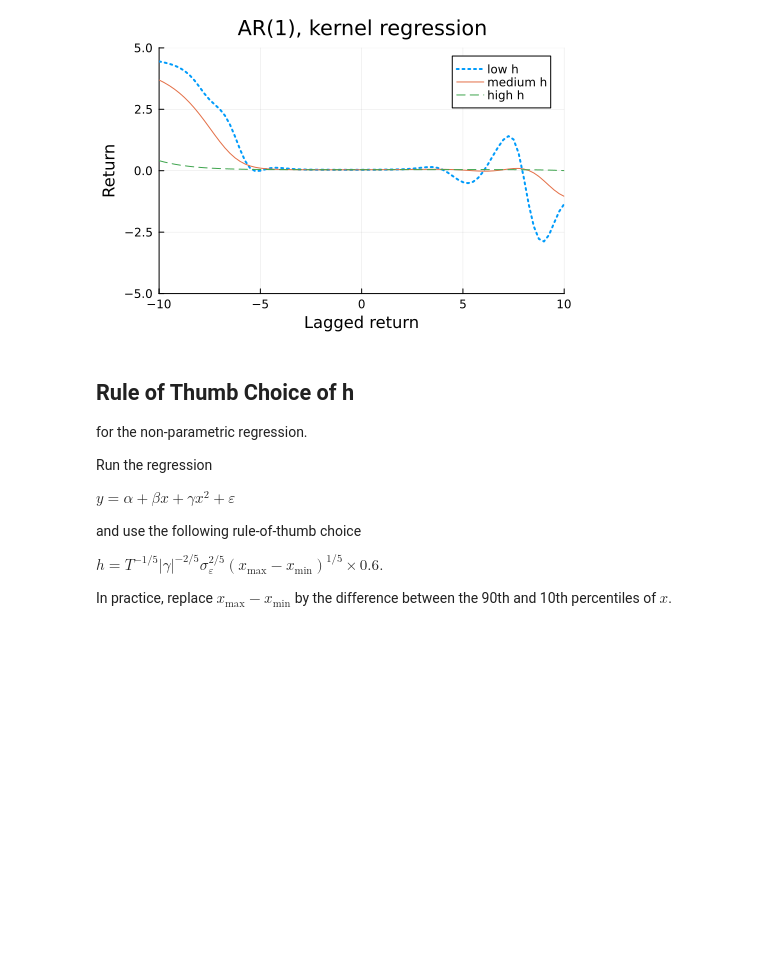
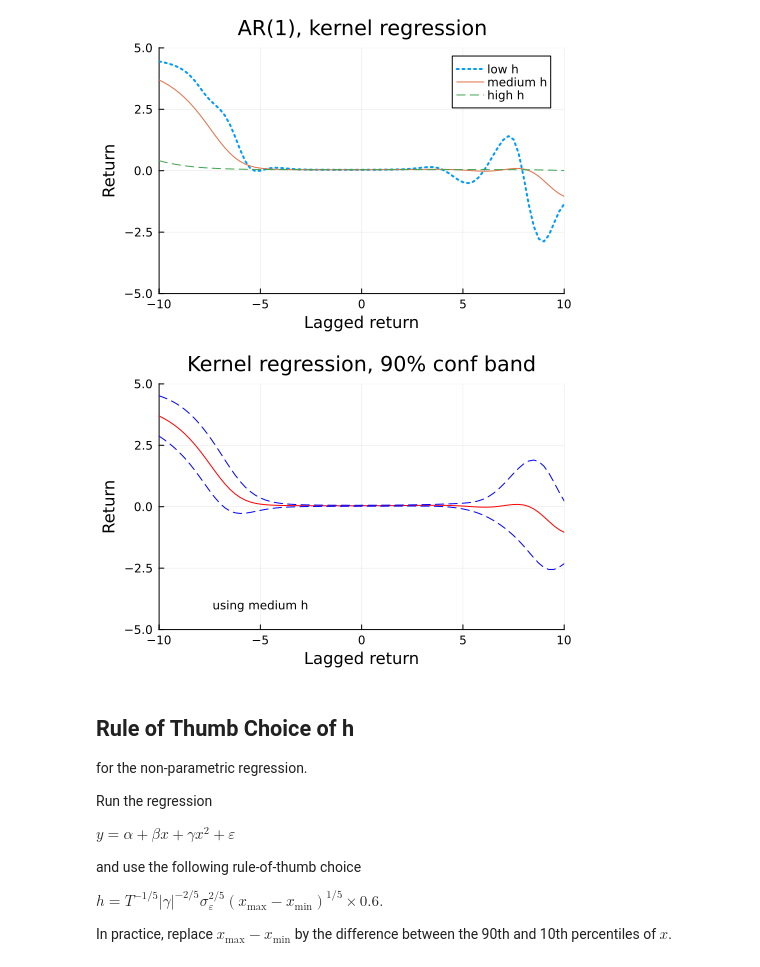
Before and after one commit to PaulSoderlind/FinancialEconometrics, a Jupyter notebook: Ch22_KernelRegression.ipynb, the cells around one changed output. Saved outputs shown, nothing was run; the diff lists cells and outputs as text; code cells hidden in the pictures; blank space fills up the shorter version.

```diff
--- a/Ch22_KernelRegression.ipynb
+++ b/Ch22_KernelRegression.ipynb
@@ -141,9 +175,10 @@ KernRegFn
 # %%
 xGrid = -10:0.25:10                          #x values to estimate b(x) at
 h     = 1.5
-bHat    = KernRegFn(y,x,xGrid,h)             #baseline choice of h
-bHatHih = KernRegFn(y,x,xGrid,h*2)           #high h
-bHatLoh = KernRegFn(y,x,xGrid,h*0.5);        #low h
+
+(bHat,StdbHat) = KernRegFn(y,x,xGrid,h)             #baseline choice of h
+bHatHih,       = KernRegFn(y,x,xGrid,h*2)           #high h
+bHatLoh,       = KernRegFn(y,x,xGrid,h*0.5);        #low h
 # %%
 p1 = plot( xGrid,[bHatLoh bHat bHatHih],
            linestyle = [:dot :solid :dash],
@@ -157,6 +192,20 @@ p1 = plot( xGrid,[bHatLoh bHat bHatHih],
 display(p1)
 # %% [output]
 [figure]
+# %%
+p1 = plot( xGrid,[bHat (bHat-1.645*StdbHat) bHat+1.645*StdbHat],
+           linecolor = [:red :blue :blue],
+           linestyle = [:solid :dash :dash],
+           label = "",
+           title = "Kernel regression, 90% conf band",
+           xlabel = "Lagged return",
+           ylabel = "Return",
+           xlim = extrema(xGrid),
+           ylim = (-5,5),
+           annotation = (-5,-4,text("using medium h",8)))
+display(p1)
+# %% [output]
+[figure, added]
 # %% [markdown]
 ## Rule of Thumb Choice of h
 
```
Also changed, not shown: parts of 17 cells of this notebook.
